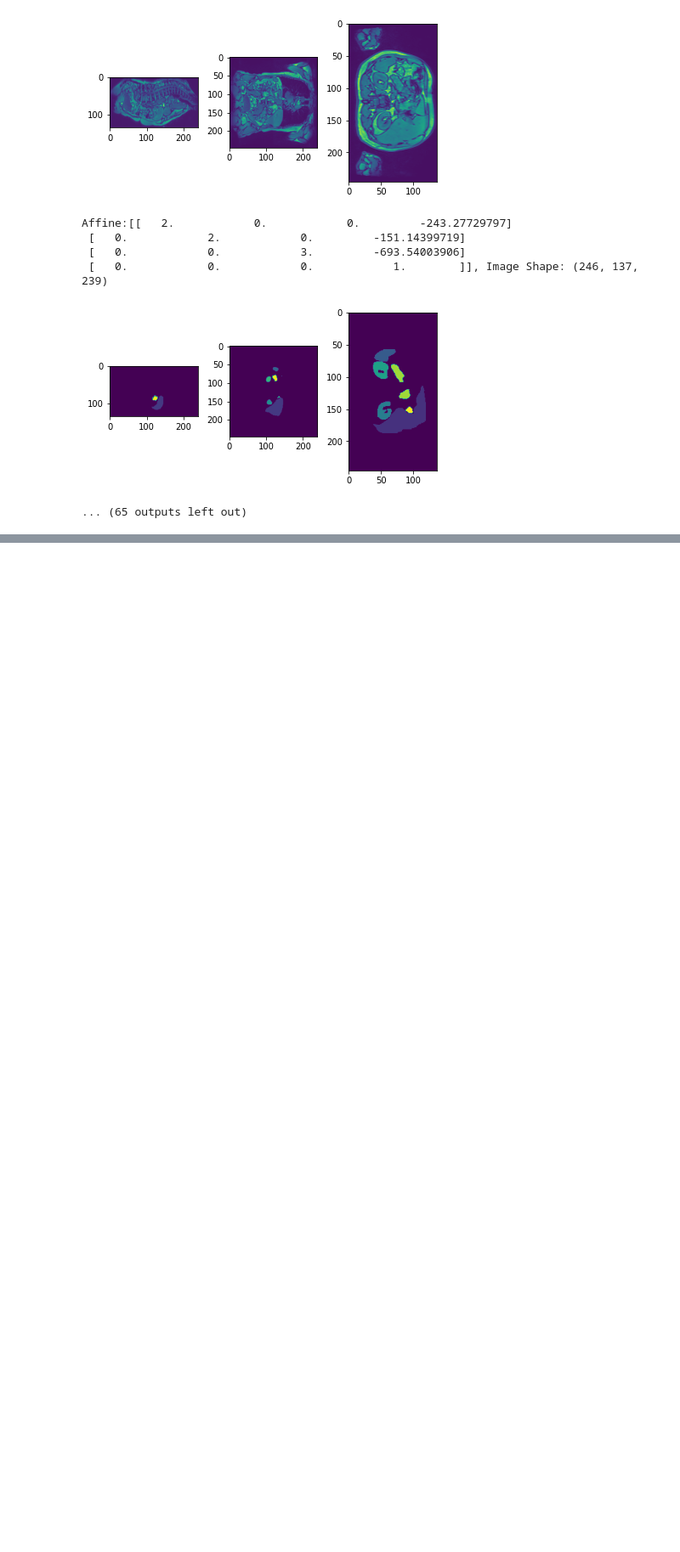
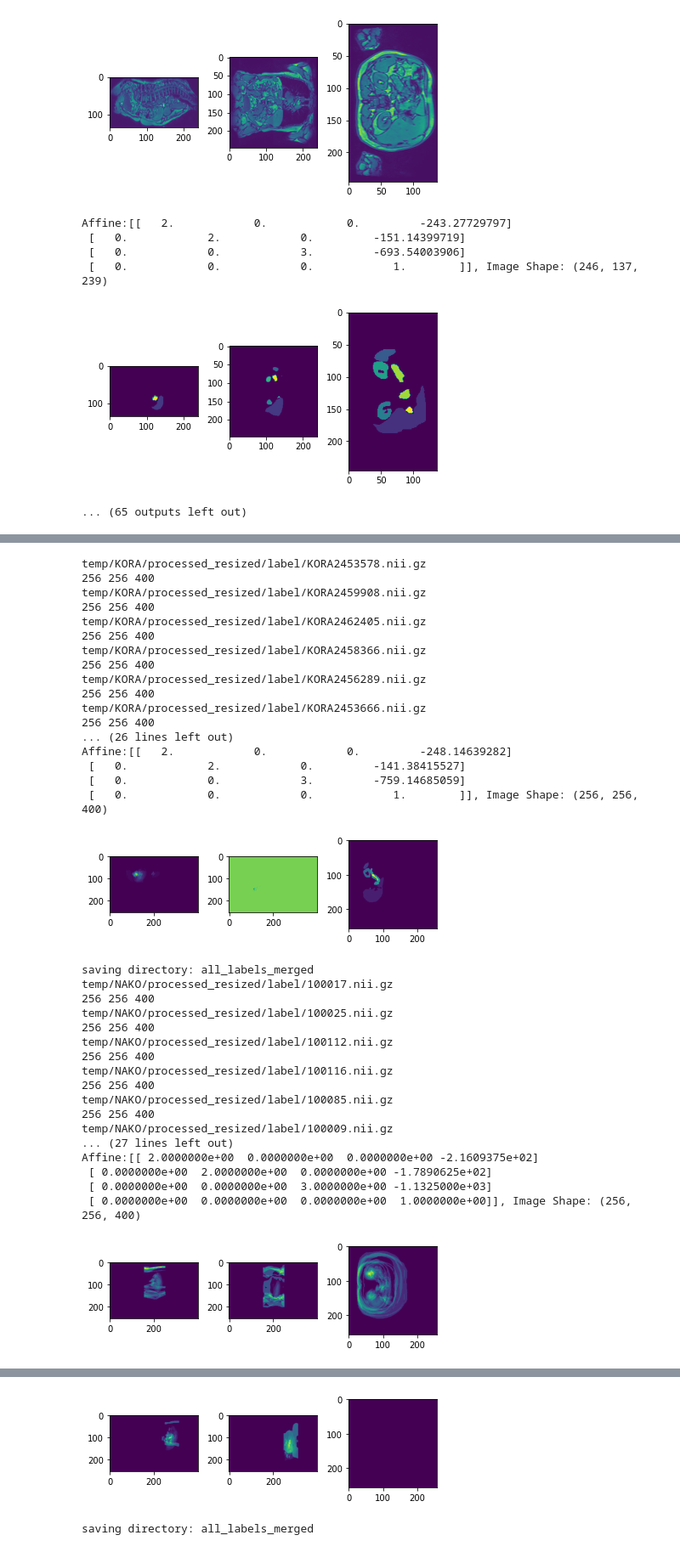
Before and after one commit to ai-med/AbdomenNet, a Jupyter notebook: quickNAT_pytorch/create_datasets/KORA-Process.ipynb, the cells around one changed output, grey strips where cells are left out. Shown at 85% size. Cells and saved outputs as stored; diff of their text form; code cells hidden in the pictures; blank space fills up the shorter version.

```diff
--- a/quickNAT_pytorch/create_datasets/KORA-Process.ipynb
+++ b/quickNAT_pytorch/create_datasets/KORA-Process.ipynb
@@ -314,0 +423,59 @@ Affine:[[   2.            0.            0.         -243.27729797]
+# %%
+processed_dir = 'temp/KORA/processed_resized'
+kora_labels = glob.glob(f'{processed_dir}/label/**')
+kora_volumes = glob.glob(f'{processed_dir}/volume/**')
+processed_dir = 'temp/NAKO/processed_resized'
+nako_labels = glob.glob(f'{processed_dir}/label/**')
+nako_volumes = glob.glob(f'{processed_dir}/volume/**')
+processed_dir = 'temp/UKB/processed_resized'
+ukb_labels = glob.glob(f'{processed_dir}/label/**')
+ukb_volumes = glob.glob(f'{processed_dir}/volume/**')
+# %%
+kls = crop_roi(kora_labels)
+volume_3_view_viewer(get_volume_data(kls))
+save_volume(kls, f'all_labels_merged/all_kora_labels')
+
+kls = crop_roi(nako_labels)
+volume_3_view_viewer(get_volume_data(kls))
+save_volume(kls, f'all_labels_merged/all_nako_labels')
+
+kls = crop_roi(ukb_labels)
+volume_3_view_viewer(get_volume_data(kls))
+save_volume(kls, f'all_labels_merged/all_ukb_labels')
+# %% [output]
+temp/KORA/processed_resized/label/KORA2453578.nii.gz
+256 256 400
+temp/KORA/processed_resized/label/KORA2459908.nii.gz
+256 256 400
+temp/KORA/processed_resized/label/KORA2462405.nii.gz
+256 256 400
+temp/KORA/processed_resized/label/KORA2458366.nii.gz
+256 256 400
+temp/KORA/processed_resized/label/KORA2456289.nii.gz
+256 256 400
+temp/KORA/processed_resized/label/KORA2453666.nii.gz
+256 256 400
+... (26 lines left out)
+Affine:[[   2.            0.            0.         -248.14639282]
+ [   0.            2.            0.         -141.38415527]
+ [   0.            0.            3.         -759.14685059]
+ [   0.            0.            0.            1.        ]], Image Shape: (256, 256, 400)
+[figure, added]
+saving directory: all_labels_merged
+temp/NAKO/processed_resized/label/100017.nii.gz
+256 256 400
+temp/NAKO/processed_resized/label/100025.nii.gz
+256 256 400
+temp/NAKO/processed_resized/label/100112.nii.gz
+256 256 400
+temp/NAKO/processed_resized/label/100116.nii.gz
+256 256 400
+temp/NAKO/processed_resized/label/100085.nii.gz
+256 256 400
+temp/NAKO/processed_resized/label/100009.nii.gz
+... (27 lines left out)
+Affine:[[ 2.0000000e+00  0.0000000e+00  0.0000000e+00 -2.1609375e+02]
+ [ 0.0000000e+00  2.0000000e+00  0.0000000e+00 -1.7890625e+02]
+ [ 0.0000000e+00  0.0000000e+00  3.0000000e+00 -1.1325000e+03]
+ [ 0.0000000e+00  0.0000000e+00  0.0000000e+00  1.0000000e+00]], Image Shape: (256, 256, 400)
+[figure, added]
@@ -314,0 +499,2 @@ Affine:[[   2.            0.            0.         -243.27729797]
+[figure, added]
+saving directory: all_labels_merged
```
Also changed, not shown: parts of 8 cells of this notebook, 6 other files.
